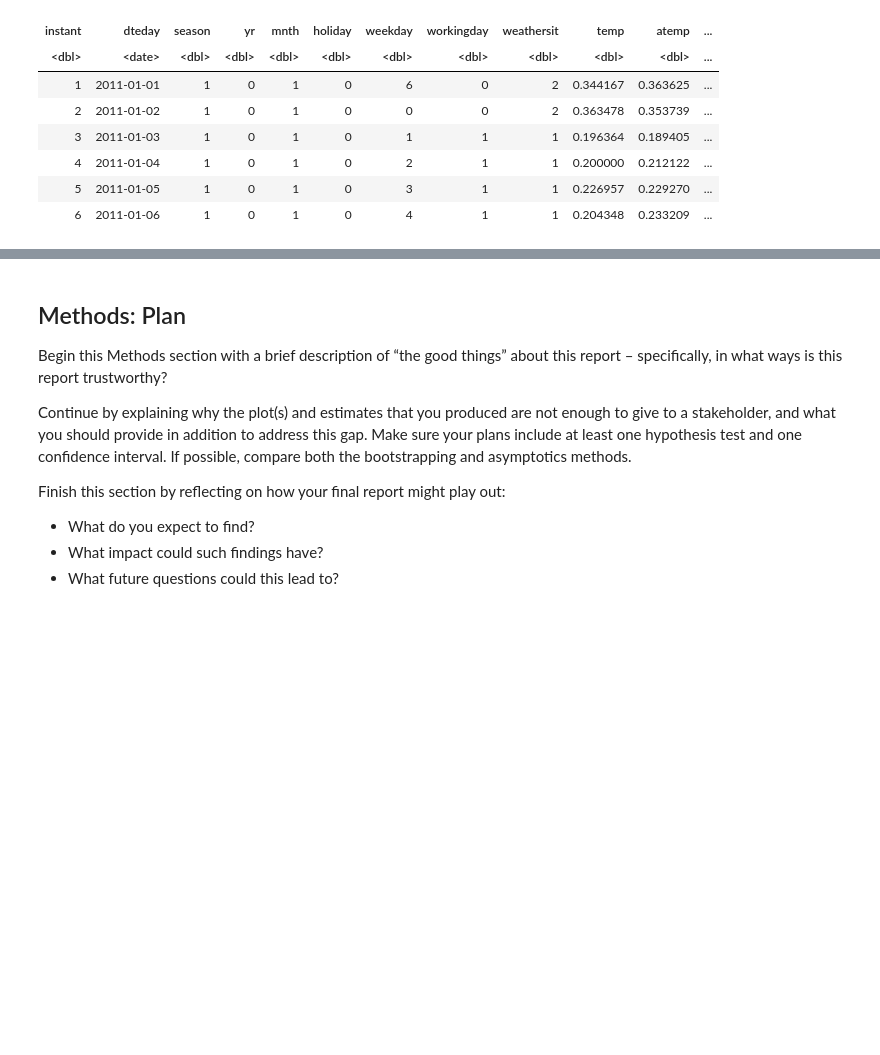
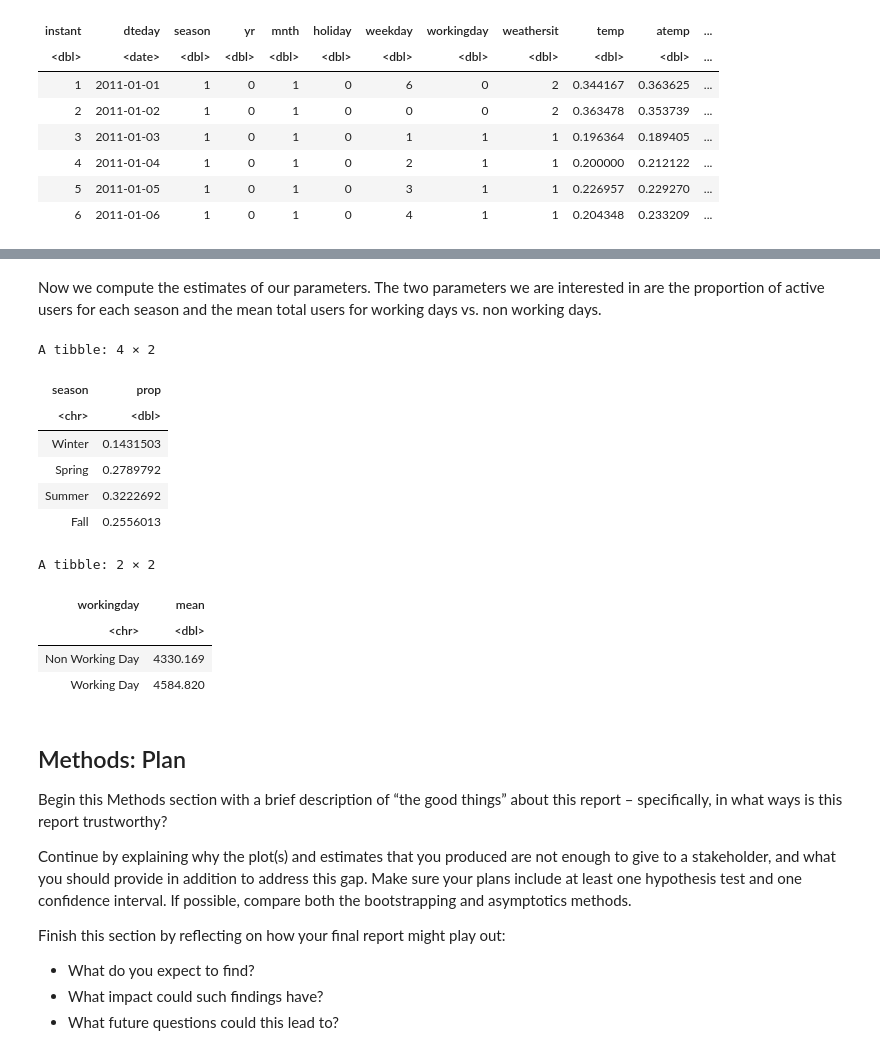
Before and after one commit to megannma/stat-201-2023s2-group-10, a Jupyter notebook: project_proposal.ipynb, the cells around one changed output, grey strips where cells are left out. Saved outputs shown, nothing was run; the diff lists cells and outputs as text; code cells hidden in the pictures; blank space fills up the shorter version.

```diff
--- a/project_proposal.ipynb
+++ b/project_proposal.ipynb
@@ -116,3 +105,31 @@ temp_plot
+# %% [markdown]
+Now we compute the estimates of our parameters. The two parameters we are interested in are the proportion of active users for each season and the mean total users for working days vs. non working days.
+# %%
+props <-
+    selected_bike_day_data %>%
+    group_by(season) %>%
+    summarize(prop = sum(cnt)/total_cnt) %>%
+    mutate(season = c("Winter", "Spring", "Summer", "Fall"))
+means <-
+    selected_bike_day_data %>%
+    group_by(workingday) %>%
+    summarize(mean = mean(cnt)) %>%
+    mutate(workingday = c("Non Working Day", "Working Day"))
+props
+means
+# %% [output]
+A tibble: 4 × 2
+| season | prop |
+| <chr> | <dbl> |
+| Winter | 0.1431503 |
+| Spring | 0.2789792 |
+| Summer | 0.3222692 |
+| Fall | 0.2556013 |
+A tibble: 2 × 2
+| workingday | mean |
+| <chr> | <dbl> |
+| Non Working Day | 4330.169 |
+| Working Day | 4584.820 |
 # %% [markdown]
 ## Methods: Plan
 Begin this Methods section with a brief description of “the good things” about this report – specifically, in what ways is this report trustworthy?
```
Also changed, not shown: parts of 9 cells of this notebook.
